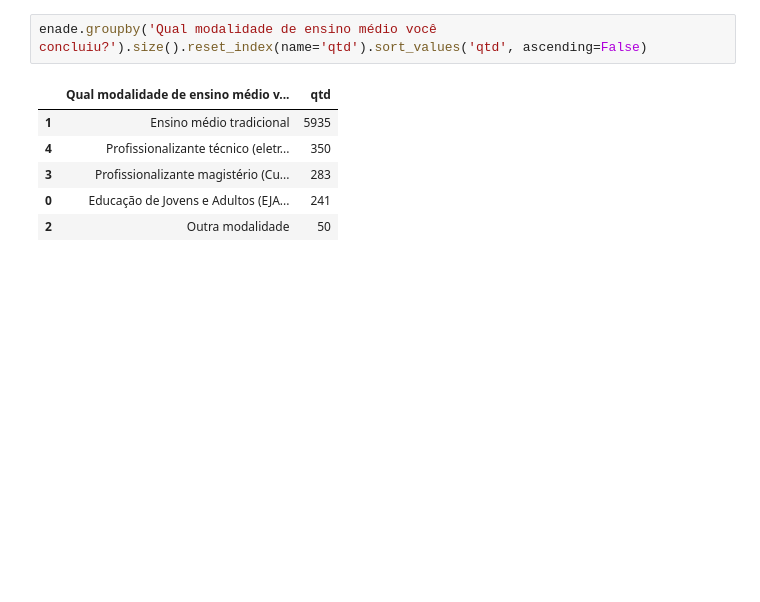
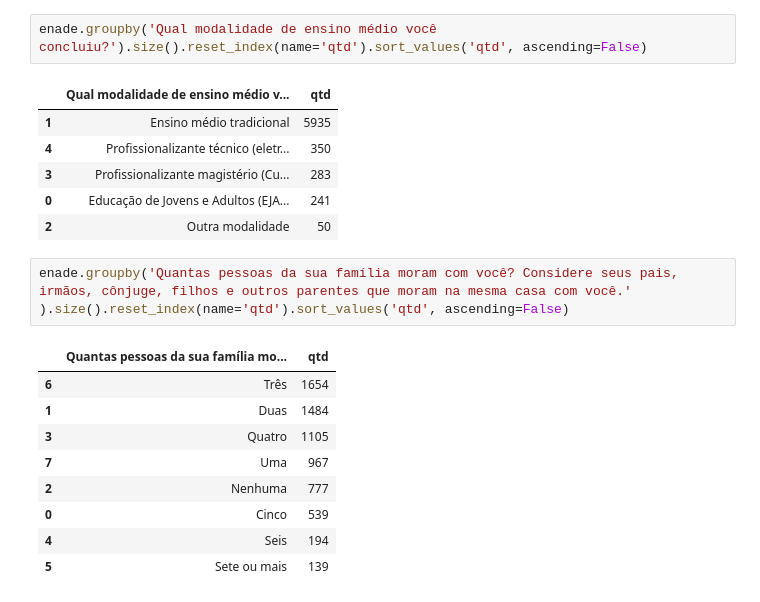
Before and after one commit to Lorenaps/visualizacao-de-dados, a Jupyter notebook: pre_processamento_dados/analise_enade.ipynb, the cells around one changed output. Cells and saved outputs as stored; diff of their text form; blank space fills up the shorter version.

Commit message:
analise_enade.ipynb: Explorando atributo quantidade de pessoas que moram na mesma casa

```diff
--- a/pre_processamento_dados/analise_enade.ipynb
+++ b/pre_processamento_dados/analise_enade.ipynb
@@ -298,3 +298,16 @@ enade.groupby('Qual modalidade de ensino médio você concluiu?').size().reset_i
 | 3 | Profissionalizante magistério (Cu... | 283 |
 | 0 | Educação de Jovens e Adultos (EJA... | 241 |
 | 2 | Outra modalidade | 50 |
+# %%
+enade.groupby('Quantas pessoas da sua família moram com você? Considere seus pais, irmãos, cônjuge, filhos e outros parentes que moram na mesma casa com você.'
+).size().reset_index(name='qtd').sort_values('qtd', ascending=False)
+# %% [output]
+|  | Quantas pessoas da sua família mo... | qtd |
+| 6 | Três | 1654 |
+| 1 | Duas | 1484 |
+| 3 | Quatro | 1105 |
+| 7 | Uma | 967 |
+| 2 | Nenhuma | 777 |
+| 0 | Cinco | 539 |
+| 4 | Seis | 194 |
+| 5 | Sete ou mais | 139 |
```
